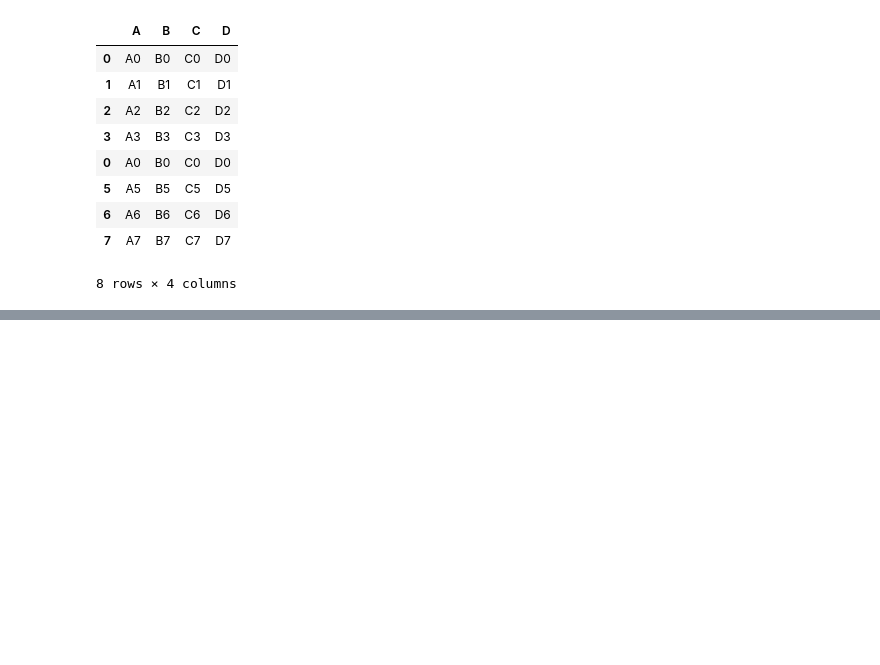
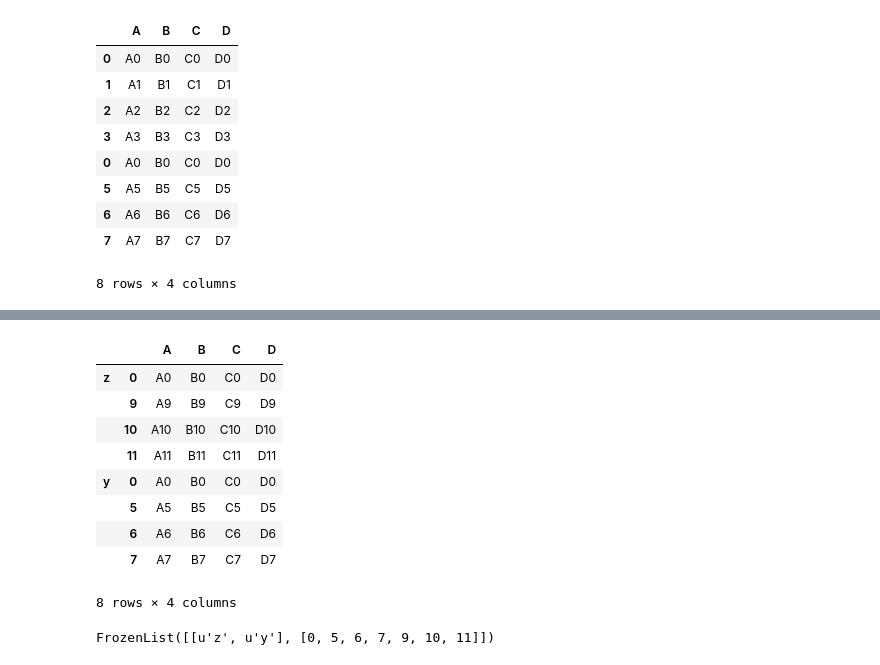
Before and after one commit to pandey957/sessions, a Jupyter notebook: python/Exercise_20151207.ipynb, the cells around one changed output, grey strips where cells are left out. Saved outputs shown, nothing was run; the diff lists cells and outputs as text; code cells hidden in the pictures; blank space fills up the shorter version.

```diff
--- a/python/Exercise_20151207.ipynb
+++ b/python/Exercise_20151207.ipynb
@@ -342,0 +447,19 @@ pd.concat([df1,df2],join= 'inner')
+# %%
+pieces = {'x': df1, 'y': df2, 'z':df3}
+# %%
+pd.concat(pieces, keys = ['z','y'])
+# %% [output]
+|  |  | A | B | C | D |
+| z | 0 | A0 | B0 | C0 | D0 |
+|  | 9 | A9 | B9 | C9 | D9 |
+|  | 10 | A10 | B10 | C10 | D10 |
+|  | 11 | A11 | B11 | C11 | D11 |
+| y | 0 | A0 | B0 | C0 | D0 |
+|  | 5 | A5 | B5 | C5 | D5 |
+|  | 6 | A6 | B6 | C6 | D6 |
+|  | 7 | A7 | B7 | C7 | D7 |
+8 rows × 4 columns
+# %%
+pd.concat(pieces, keys = ['z','y']).index.levels
+# %% [output]
+FrozenList([[u'z', u'y'], [0, 5, 6, 7, 9, 10, 11]])
```
Also changed, not shown: parts of 32 cells of this notebook.
